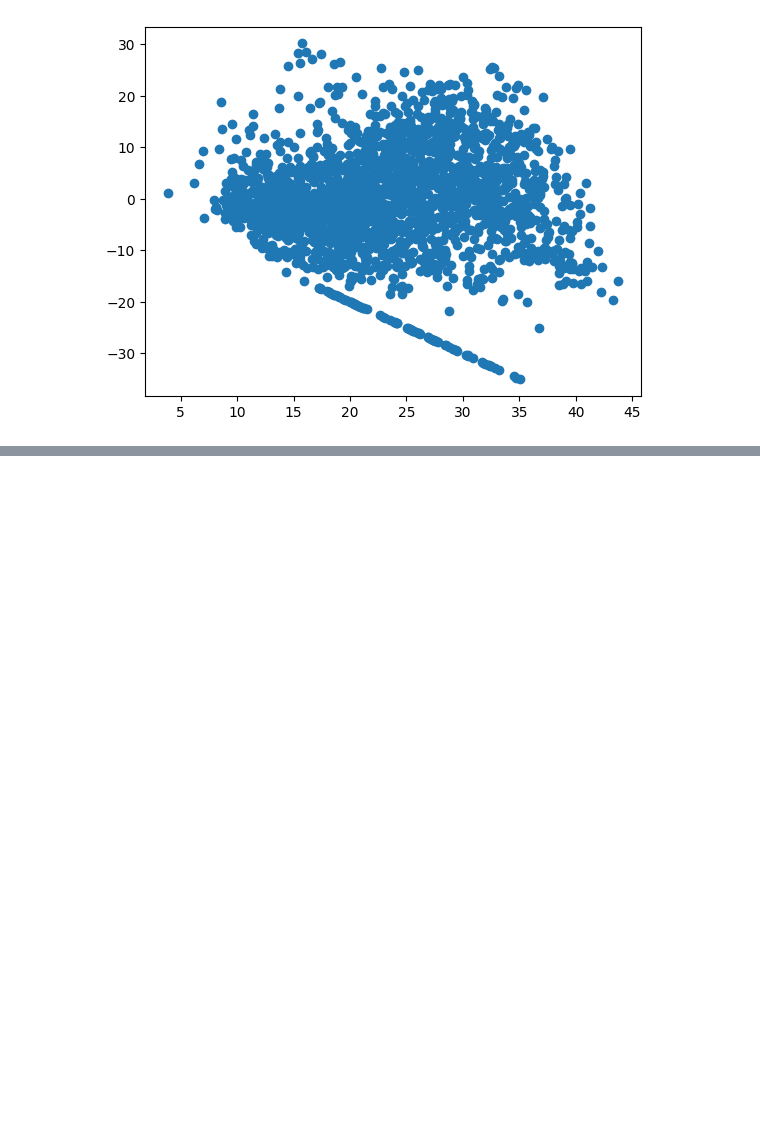
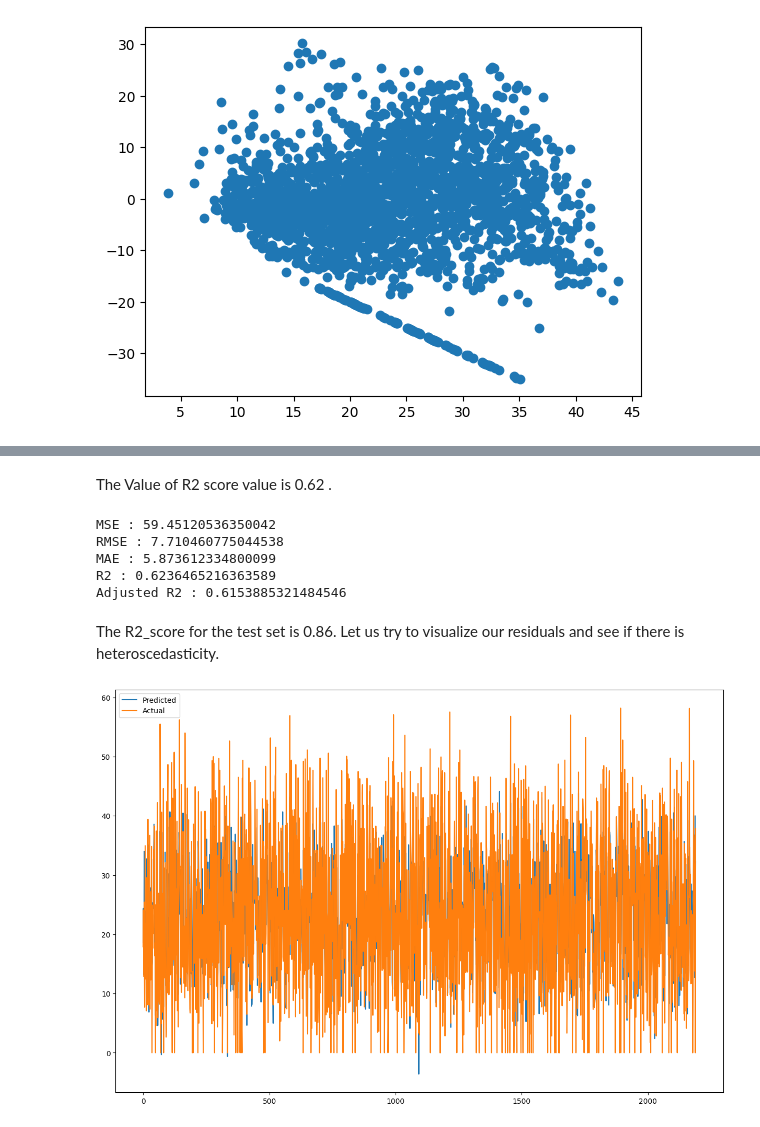
Before and after one commit to mrjupitercairo/BikeSharing, a Jupyter notebook: Capstone_Project.ipynb, the cells around one changed output, grey strips where cells are left out. Drawn from its saved outputs; the diff is of its cells as text; code cells hidden in the pictures; blank space fills up the shorter version.

```diff
--- a/Capstone_Project.ipynb
+++ b/Capstone_Project.ipynb
@@ -907,0 +1026,6 @@ plt.scatter((y_pred_test_lasso),(y_test-y_pred_test_lasso))
+# %%
+#import the packages
+from sklearn.linear_model import ElasticNet
+#a * L1 + b * L2
+#alpha = a + b and l1_ratio = a / (a + b)
+elasticnet = ElasticNet(alpha=0.1, l1_ratio=0.5)
@@ -907,0 +1042,4 @@ plt.scatter((y_pred_test_lasso),(y_test-y_pred_test_lasso))
+# %%
+#get the X_train and X-test value
+y_pred_train_en=elasticnet.predict(X_train)
+y_pred_test_en=elasticnet.predict(X_test)
@@ -907,0 +1076,2 @@ plt.scatter((y_pred_test_lasso),(y_test-y_pred_test_lasso))
+# %% [markdown]
+The Value of R2 score value is 0.62 .
@@ -907,0 +1087,32 @@ plt.scatter((y_pred_test_lasso),(y_test-y_pred_test_lasso))
+# %%
+#import the packages
+from sklearn.metrics import mean_squared_error
+#calculate MSE
+MSE_e= mean_squared_error(y_test, y_pred_test_en)
+print("MSE :",MSE_e)
+
+#calculate RMSE
+RMSE_e=np.sqrt(MSE_e)
+print("RMSE :",RMSE_e)
+
+
+#calculate MAE
+MAE_e= mean_absolute_error(y_test, y_pred_test_en)
+print("MAE :",MAE_e)
+
+
+#import the packages
+from sklearn.metrics import r2_score
+#calculate r2 and adjusted r2
+r2_e= r2_score((y_test), (y_pred_test_en))
+print("R2 :",r2_e)
+Adjusted_R2_e=(1-(1-r2_score((y_test), (y_pred_test_en)))*((X_test.shape[0]-1)/(X_test.shape[0]-X_test.shape[1]-1)) )
+print("Adjusted R2 :",1-(1-r2_score((y_test), (y_pred_test_en)))*((X_test.shape[0]-1)/(X_test.shape[0]-X_test.shape[1]-1)) )
+# %% [output]
+MSE : 59.45120536350042
+RMSE : 7.710460775044538
+MAE : 5.873612334800099
+R2 : 0.6236465216363589
+Adjusted R2 : 0.6153885321484546
+# %% [markdown]
+The R2_score for the test set is 0.86.  Let us try to visualize our residuals and see if there is heteroscedasticity.
@@ -907,0 +1128,9 @@ plt.scatter((y_pred_test_lasso),(y_test-y_pred_test_lasso))
+# %%
+#Plot the figure
+plt.figure(figsize=(15,10))
+plt.plot(np.array(y_pred_test_en))
+plt.plot((np.array(y_test)))
+plt.legend(["Predicted","Actual"])
+plt.show()
+# %% [output]
+[figure, added]
```
Also changed, not shown: parts of 22 cells of this notebook.
